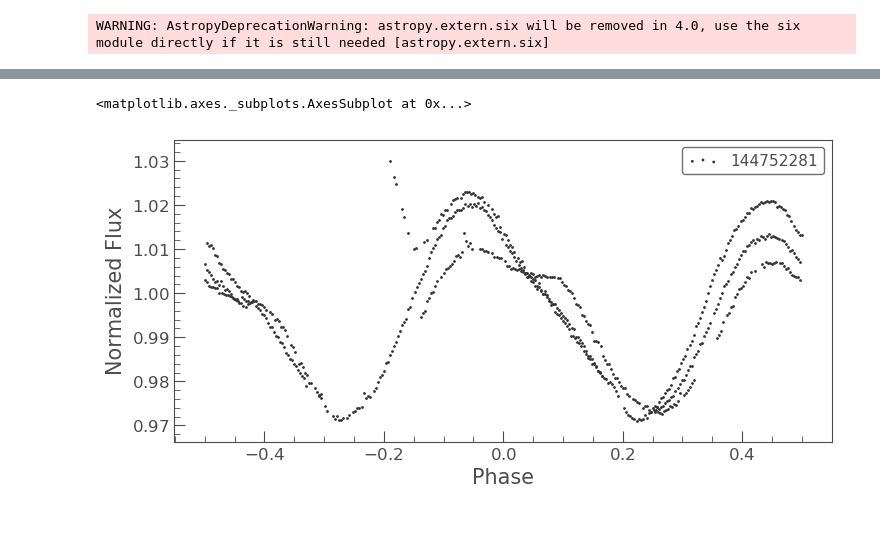
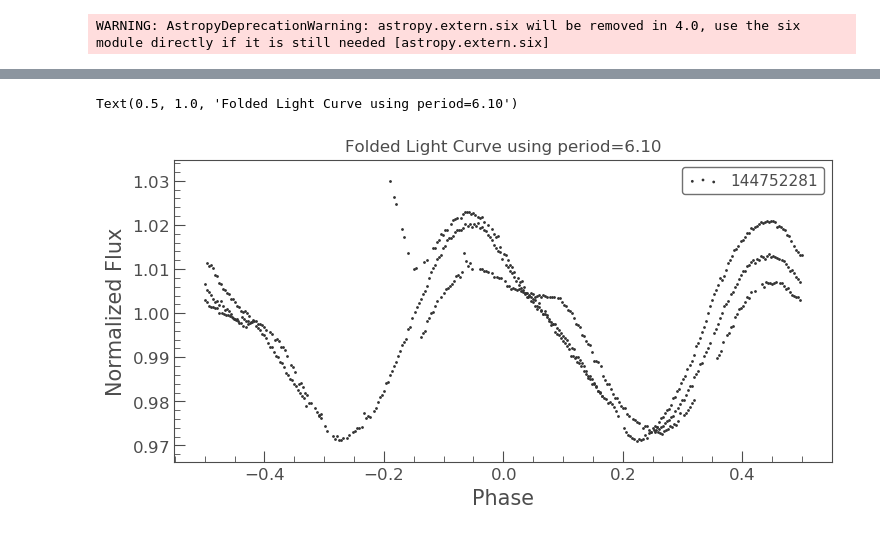
Before and after one commit to AstroJosePC/TESSDataExploration, a Jupyter notebook: Peridograms.ipynb, the cells around one changed output, grey strips where cells are left out. Drawn from its saved outputs; the diff is of its cells as text; code cells hidden in the pictures.

Commit message:
:pencil: Better commenting & added titles for plots

```diff
--- a/Peridograms.ipynb
+++ b/Peridograms.ipynb
@@ -48,6 +48,7 @@ $[14.066799,~5.8032111,~18.444102,~6.2631227,~5.9488218,~14.954053,~6.1019276,~4
 # %%
 # I think actual period is a bit above 6 days.
 lc.remove_outliers(sigma=2.5).fold(period=6.1019276).scatter()
+plt.title('Folded Light Curve using period=6.10')
 # %% [output]
-<matplotlib.axes._subplots.AxesSubplot at 0x...>
+Text(0.5, 1.0, 'Folded Light Curve using period=6.10')
-[figure, old version]
+[figure, new version]
```
Also changed, not shown: parts of 4 cells of this notebook.
